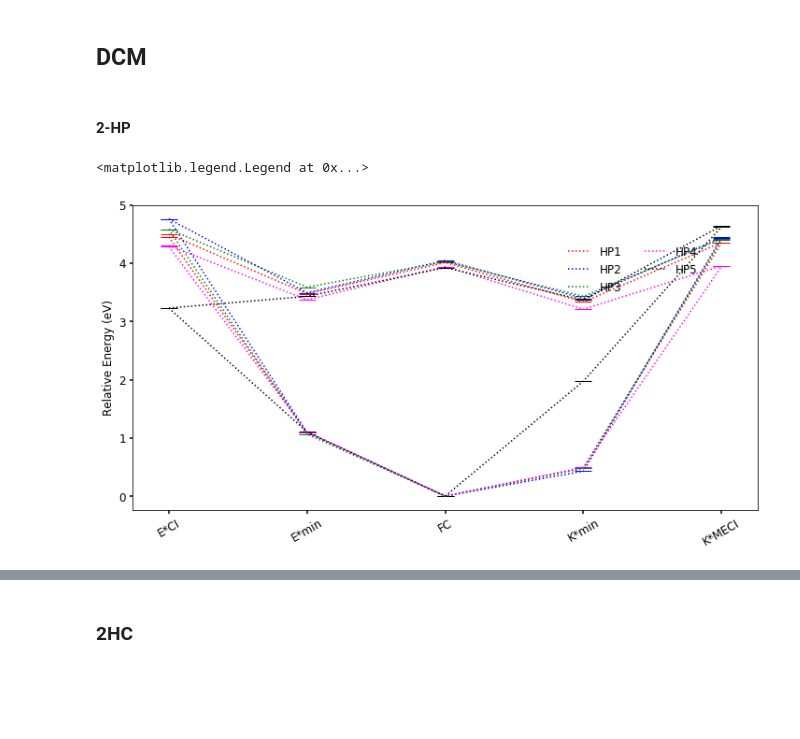
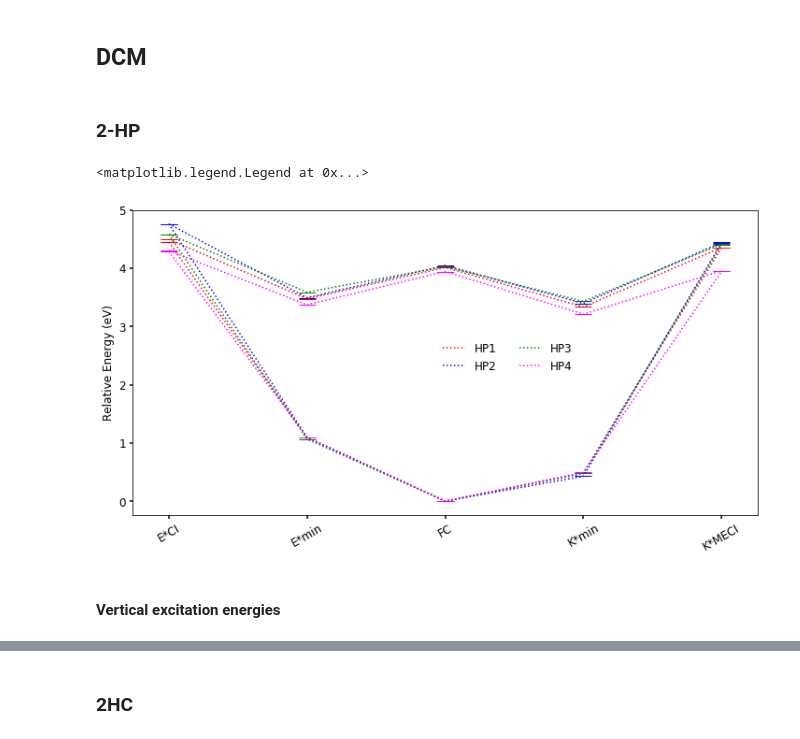
Before and after one commit to mdommett/2HCvs2HP, a Jupyter notebook: 2HCvs2HP.ipynb, the cells around one changed output, grey strips where cells are left out. Saved outputs shown, nothing was run; the diff lists cells and outputs as text; code cells hidden in the pictures; blank space fills up the shorter version.

```diff
--- a/2HCvs2HP.ipynb
+++ b/2HCvs2HP.ipynb
@@ -121,8 +121,10 @@ hp_s1=[hp1_s1,hp2_s1,hp3_s1,hp4_s1,hp5_s1]
 # %% [markdown]
 #### DCM
 # %%
-hp1_DCM_s0=np.loadtxt("hp-1-DCM.dat")[:,0]
-hp1_DCM_s1=np.loadtxt("hp-1-DCM.dat")[:,1]
+hp1_DCM=np.loadtxt("hp-1-DCM.dat")
+hp1_DCM_s0=[(i-hp1_DCM[2,0])*27.2114 for i in hp1_DCM[:,0]]
+hp1_DCM_s1=[(i-hp1_DCM[2,0])*27.2114 for i in hp1_DCM[:,1]]
+
 hp2_DCM_s0=np.loadtxt("hp-2-DCM.dat")[:,0]
 hp2_DCM_s1=np.loadtxt("hp-2-DCM.dat")[:,1]
 hp3_DCM_s0=np.loadtxt("hp-3-DCM.dat")[:,0]
@@ -132,7 +134,6 @@ hp4_DCM_s1=np.loadtxt("hp-4-DCM.dat")[:,1]
 hp5_DCM_s0=np.loadtxt("hp-5-DCM.dat")[:,0]
 hp5_DCM_s1=np.loadtxt("hp-5-DCM.dat")[:,1]
 
-
 hp_DCM_s0=[hp1_DCM_s0,hp2_DCM_s0,hp3_DCM_s0,hp4_DCM_s0,hp5_DCM_s0]
 hp_DCM_s1=[hp1_DCM_s1,hp2_DCM_s1,hp3_DCM_s1,hp4_DCM_s1,hp5_DCM_s1]
 # %% [markdown]
@@ -191,6 +192,7 @@ Now we have a good picture of the mechanism for each 2HP compound. Lets deconstr
 #### Vertical Excitations
 # %%
 hp_VE=[i[2] for i in hp_s1]
-print(hp_VE)
-print("Mean: {} eV\nStandard deviation {}".format(np.mean(hp_VE).round(3),np.std(hp_VE).round(3)))
+for i in range(len(hp_VE)):
+    print("{}HP: {:.2f} eV".format(i+1,hp_VE[i]))
+print("Mean: {:.2f} eV\nStandard deviation {:.2f}".format(np.mean(hp_VE),np.std(hp_VE)))
 # %% [output]
@@ -234,0 +243,12 @@ So, ESIPT will be the heavily-favoured mechanism for each of compounds **1**-**5
+# %%
+scanpath="/Users/michaeldommett/phdwork/proton_transfer/Matt_msci/2HCvs2HP/Scans/"
+fig,ax=plt.subplots()
+plt.xlabel("Dihedral Angle ($^\circ$)")
+plt.ylabel("Energy (eV)")
+plt.xlim(0,180)
+for i in range(4):
+    energies=np.loadtxt(scanpath+str(i+1)+"_scan_vacuum.out-energies")
+    x=np.arange(0,len(energies[:,1])*20,20)
+    ax.plot(x,energies[:,1],color=colours[i],label="2HP"+str(i+1))
+    ax.plot(x,energies[:,0],color=colours[i])
+plt.legend(bbox_to_anchor=(0.25, +0.35))
@@ -264,6 +287,7 @@ For 2HC, a qualitatively similar mechanistic picture arises albeit with some key
 hc_VE=[i[2] for i in hc_s1[:3]]
 hc_VE.append(hc4_s1[1])
 hc_VE.append(hc5_s1[1])
-print(hc_VE)
-print("Mean: {} eV\nStandard deviation {}".format(np.mean(hc_VE[:3]).round(3),np.std(hc_VE[:3]).round(3)))
+for i in range(len(hc_VE)):
+    print("{}HC: {:.2f} eV".format(i+1,hc_VE[i]))
+print("Mean: {:.2f} eV\nStandard deviation {:.2f}".format(np.mean(hc_VE),np.std(hc_VE)))
 # %% [output]
@@ -275,24 +303,26 @@ The vertical excitation energies are insensitive to the substituent unless there
 # %% [markdown]
 ## DCM
 # %% [markdown]
-#### 2-HP
+### 2-HP
 # %%
 fig,ax=plt.subplots(figsize=(12,6))
 colours=['red','blue','green','magenta','black']
 
 x=range(len(hp1_s0))
 
-for i in range(len(hp_DCM_s0)):
-
+#for i in range(len(hp_DCM_s0)):
+for i in range(len(hp_DCM_s0)-1):
     plot_figure(hp_DCM_s0[i],hp_DCM_s1[i],'HP'+str(i+1),colours[i],1.5,ax)
 
 labelnames=["E*CI","E*min","FC","K*min","K*MECI"]
 xlabels(labelnames)
 ax.xaxis.set_tick_params(labelsize=12,width=1.5)
 ax.yaxis.set_tick_params(labelsize=12,width=1.5)
 plt.ylabel('Relative Energy (eV)',fontsize=12)
-ax.legend(loc='upper center', bbox_to_anchor=(0.8, +0.9),
+ax.legend(loc='upper center', bbox_to_anchor=(0.6, +0.6),
             ncol=2,fontsize=12,markerscale=0.2, frameon=False)
 # %% [output]
 <matplotlib.legend.Legend at 0x...>
-[figure, old version]
+[figure, new version]
+# %% [markdown]
+#### Vertical excitation energies
```
Also changed, not shown: parts of 17 cells of this notebook, 21 other files.
